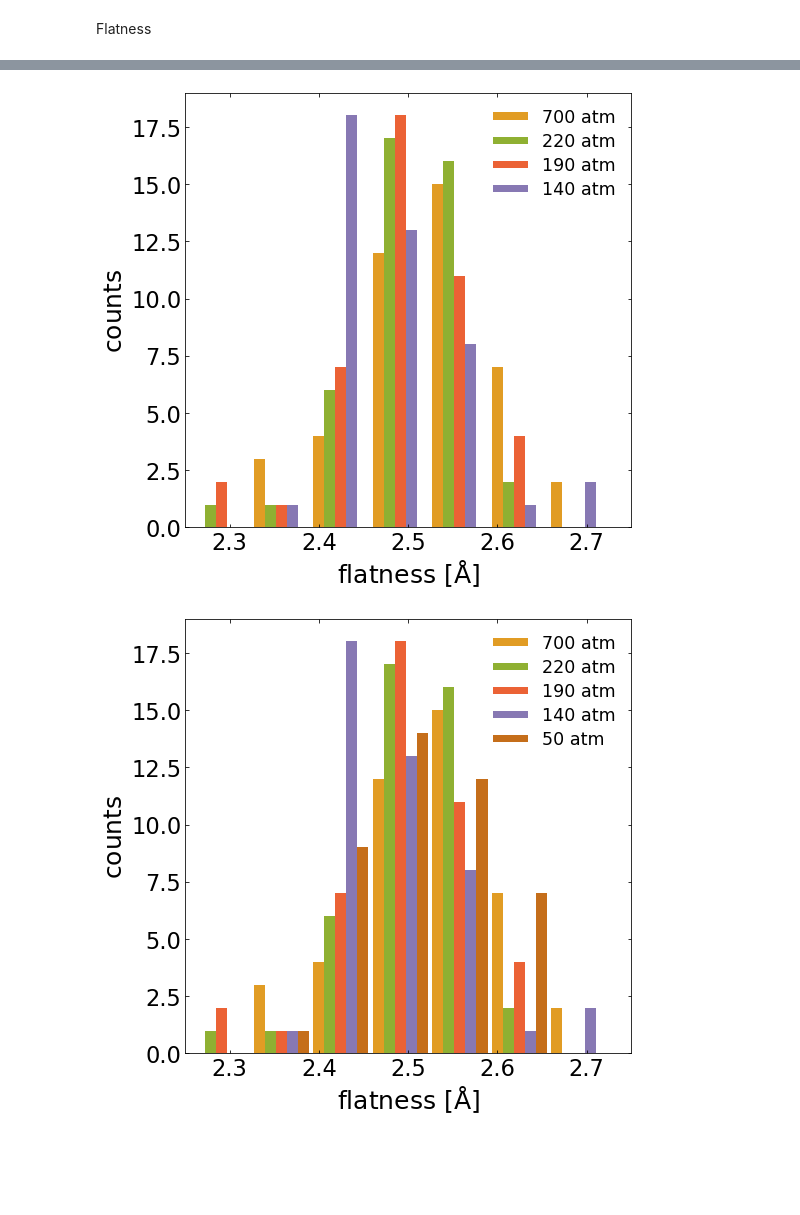
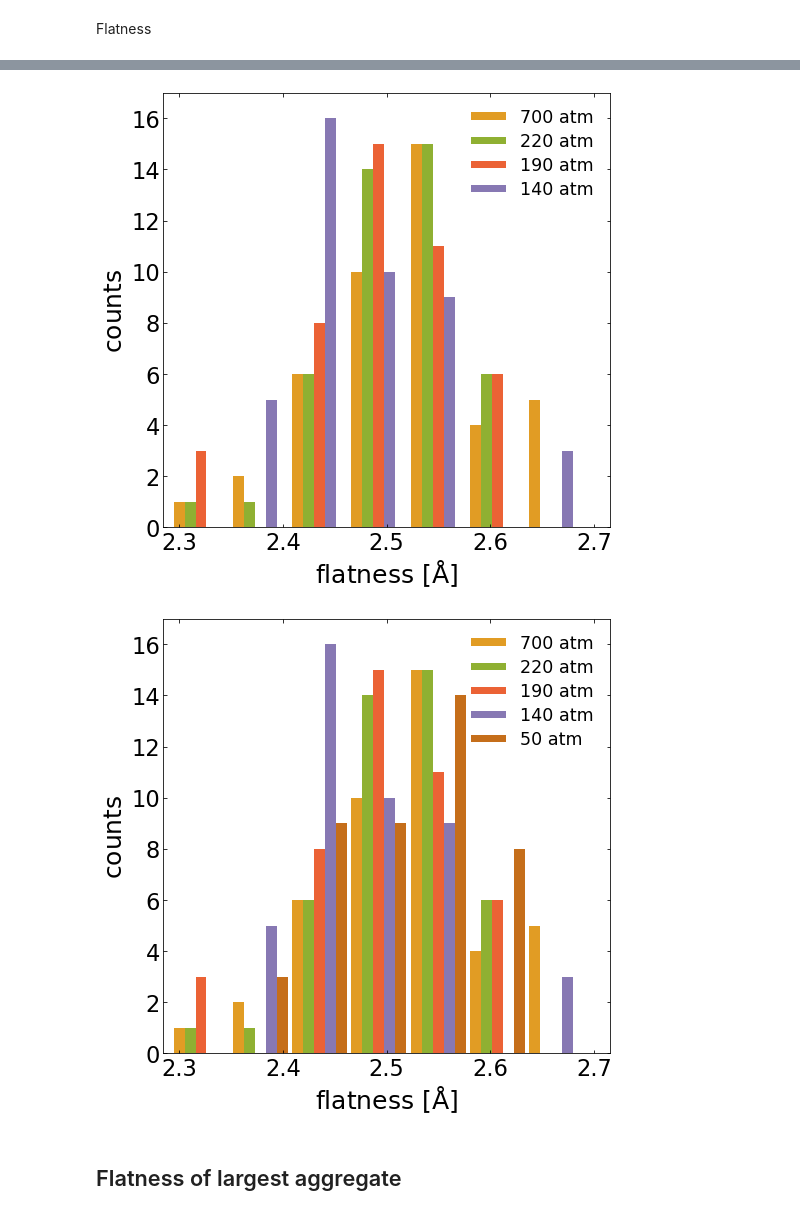
Before and after one commit to profesorperez/asphaltene_depressurization, a Jupyter notebook: asphaltene_deformations.ipynb, the cells around one changed output, grey strips where cells are left out. Drawn from its saved outputs; the diff is of its cells as text; code cells hidden in the pictures; blank space fills up the shorter version.

```diff
--- a/asphaltene_deformations.ipynb
+++ b/asphaltene_deformations.ipynb
@@ -494,7 +501,7 @@ stretch_avg = np.mean(stretch_vec, axis=1)
 # %%
 bend_avg = np.mean(bend_vec, axis=1)
 # %%
-flatness_avg = np.mean(flatness_vec, axis=1)
+flatness_avg = np.mean(flatness_vec[:, :, :, 0], axis=1)
 # %% [markdown]
 ## Histograms
 # %% [markdown]
@@ -571,0 +587,5 @@ for i in range(Npress):
+# %%
+nbins = 8
+step = frange/(nbins-1)
+bins = np.linspace(fmin, fmax, num=nbins, endpoint=True, retstep=False, dtype=None, axis=0)
+print(step, bins)
@@ -731,17 +747,20 @@ plt.show()
 # %%
-press_selection = [700, 220, 190, 140, 50]
+# press_selection = [700, 220, 190, 140, 50]
+lft = 22
+press_selection = pressure.copy()
+press_selection.reverse()
 wdt = (flatness_hst[0][1][-1] - flatness_hst[0][1][-2])/(len(press_selection)+0.4)
-plt.figure(figsize=(8,8))
+plt.figure(figsize=(12,12))
 plt.gca().set_prop_cycle(color=colors[1:])
 i = 0
 for p in press_selection:
   plt.bar(flatness_hst[pressure.index(p)][1][:-1]+wdt*i, flatness_hst[pressure.index(p)][0], align='center', width=wdt, label='{:d} atm'.format(p))
   i += 1
-plt.tick_params(which='both', labelsize=0.9*ft, direction="in", right=True, top=True)
-plt.xlabel(r'$\mathrm{flatness \ [\AA]}$', fontsize=ft)
-plt.ylabel(r'$\mathrm{counts}$', fontsize=ft)
-plt.gca().set_xlim([2.25, 2.75])
+plt.tick_params(which='both', labelsize=0.9*lft, direction="in", right=True, top=True)
+plt.xlabel(r'$\mathrm{flatness \ [\AA]}$', fontsize=lft)
+plt.ylabel(r'$\mathrm{counts}$', fontsize=lft)
+plt.gca().set_xlim([fmin-0.01, fmax+0.0075])
 # plt.yscale('log')
-plt.legend(loc='upper right', fontsize=0.7*ft, frameon=False)
+plt.legend(bbox_to_anchor=(1.025, 1.0), loc='upper left', fontsize=0.7*lft, frameon=False)
 plt.show()
 # %% [output]
@@ -748,0 +768,17 @@ plt.show()
+# %%
+press_selection = [700, 220, 190, 140, 50]
+wdt = (flatness_hst[0][1][-1] - flatness_hst[0][1][-2])/(len(press_selection)+0.4)
+plt.figure(figsize=(8,8))
+plt.gca().set_prop_cycle(color=colors[1:])
+i = 0
+for p in press_selection:
+  plt.bar(flatness_hst[pressure.index(p)][1][:-1]+wdt*i, flatness_hst[pressure.index(p)][0], align='center', width=wdt, label='{:d} atm'.format(p))
+  i += 1
+plt.tick_params(which='both', labelsize=0.9*ft, direction="in", right=True, top=True)
+plt.xlabel(r'$\mathrm{flatness \ [\AA]}$', fontsize=ft)
+plt.ylabel(r'$\mathrm{counts}$', fontsize=ft)
+plt.gca().set_xlim([fmin-0.01, fmax+0.0075])
+# plt.yscale('log')
+plt.legend(loc='upper right', fontsize=0.7*ft, frameon=False)
+# plt.savefig('../plots/flatness_sum.png', dpi=300, transparent=False, bbox_inches='tight')
+plt.show()
@@ -761,8 +799,8 @@ for j in range(len(press_selection)):
   plt.xlabel(r'$\mathrm{flatness \ [\AA]}$', fontsize=lft)
   plt.ylabel(r'$\mathrm{counts}$', fontsize=lft)
 #   plt.yscale('log')
-  plt.ylim([0, 19])
-  plt.xlim([2.25, 2.75])
+  plt.ylim([0, 17])
+  plt.xlim([fmin-0.015, fmax+0.015])
   plt.legend(loc='upper right', fontsize=0.7*lft, frameon=False, handleheight=0.25, labelspacing=0.35)
 #   plt.savefig('../plots/flatness_{:d}.png'.format(j+1), dpi=300, transparent=False, bbox_inches='tight')
   plt.show()
@@ -773,2 +811,4 @@ for j in range(len(press_selection)):
-[figure, old version]
+[figure, new version]
-[figure, old version]
+[figure, new version]
+# %% [markdown]
+## Flatness of largest aggregate
```
Also changed, not shown: parts of 21 cells of this notebook.
